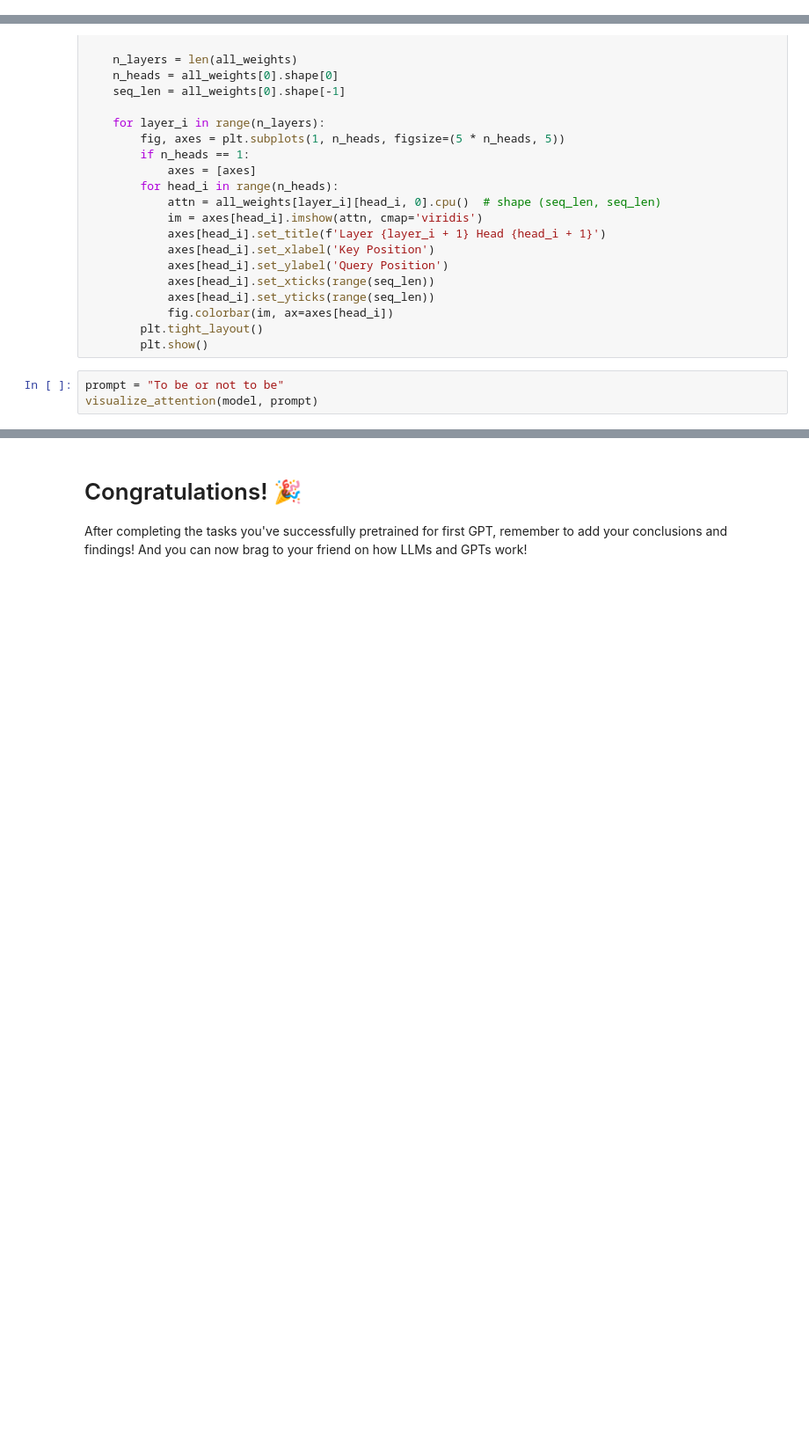
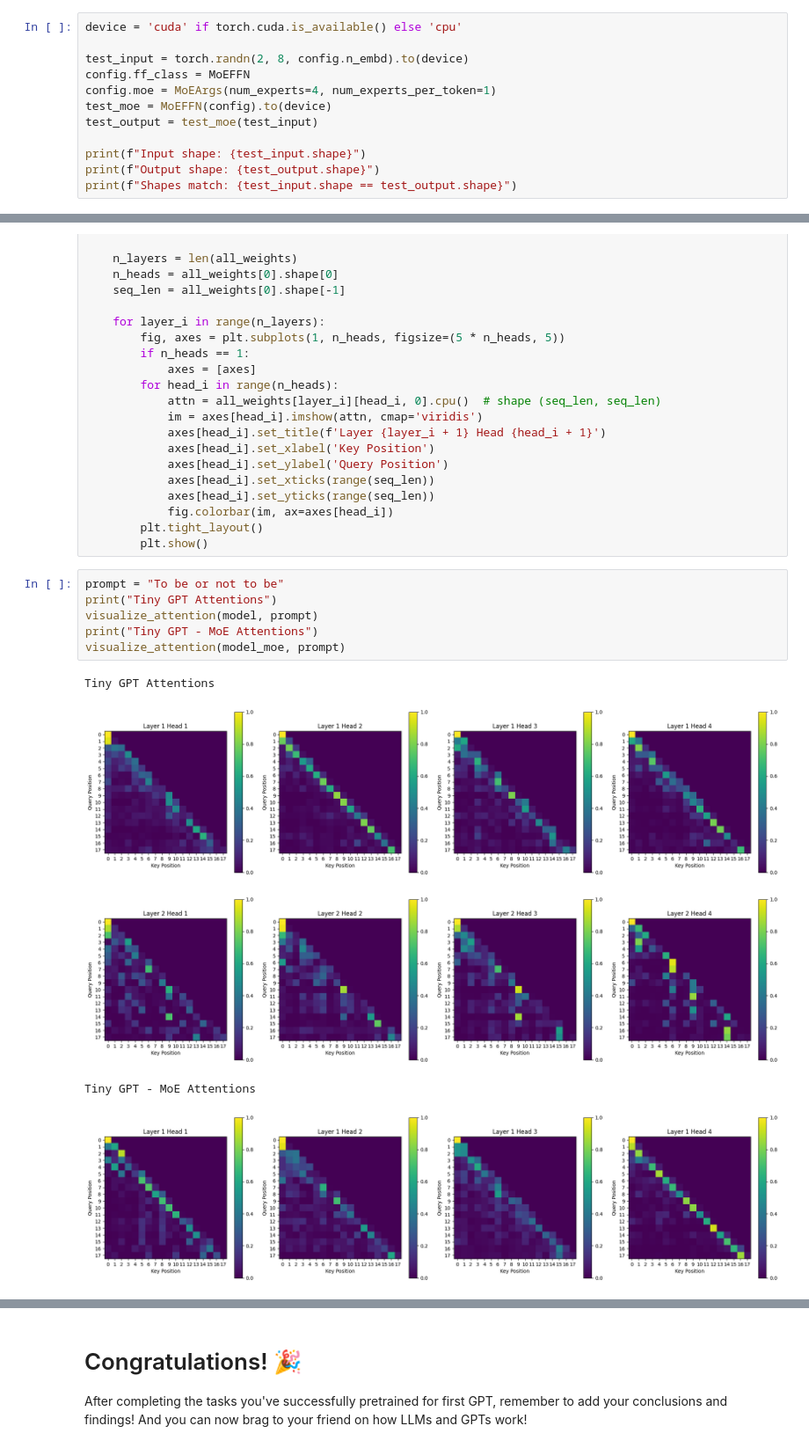
Before and after one commit to maximdorogov/fiuba-nlp-2, a Jupyter notebook: tp1/TinyGPT.ipynb, the cells around one changed output, grey strips where cells are left out. Shown: that part at 88% size. Drawn from its saved outputs; the diff is of its cells as text; blank space fills up the shorter version.

```diff
--- a/tp1/TinyGPT.ipynb
+++ b/tp1/TinyGPT.ipynb
@@ -658,0 +727,12 @@ class MoEFFN(nn.Module):
+# %%
+device = 'cuda' if torch.cuda.is_available() else 'cpu'
+
+test_input = torch.randn(2, 8, config.n_embd).to(device)
+config.ff_class = MoEFFN
+config.moe = MoEArgs(num_experts=4, num_experts_per_token=1)
+test_moe = MoEFFN(config).to(device)
+test_output = test_moe(test_input)
+
+print(f"Input shape: {test_input.shape}")
+print(f"Output shape: {test_output.shape}")
+print(f"Shapes match: {test_input.shape == test_output.shape}")
@@ -734,4 +903,13 @@ def visualize_attention(model, prompt, max_len=10):
         plt.show()
 # %%
 prompt = "To be or not to be"
+print("Tiny GPT Attentions")
 visualize_attention(model, prompt)
+print("Tiny GPT - MoE Attentions")
+visualize_attention(model_moe, prompt)
+# %% [output]
+Tiny GPT Attentions
+[figure, added]
+[figure, added]
+Tiny GPT - MoE Attentions
+[figure, added]
```
Also changed, not shown: parts of 14 cells of this notebook.
